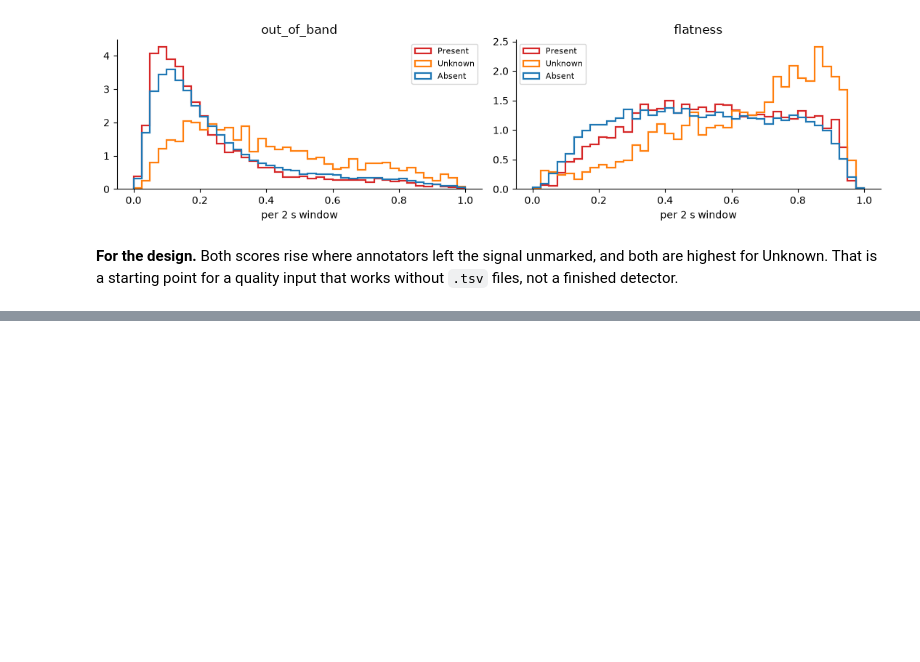
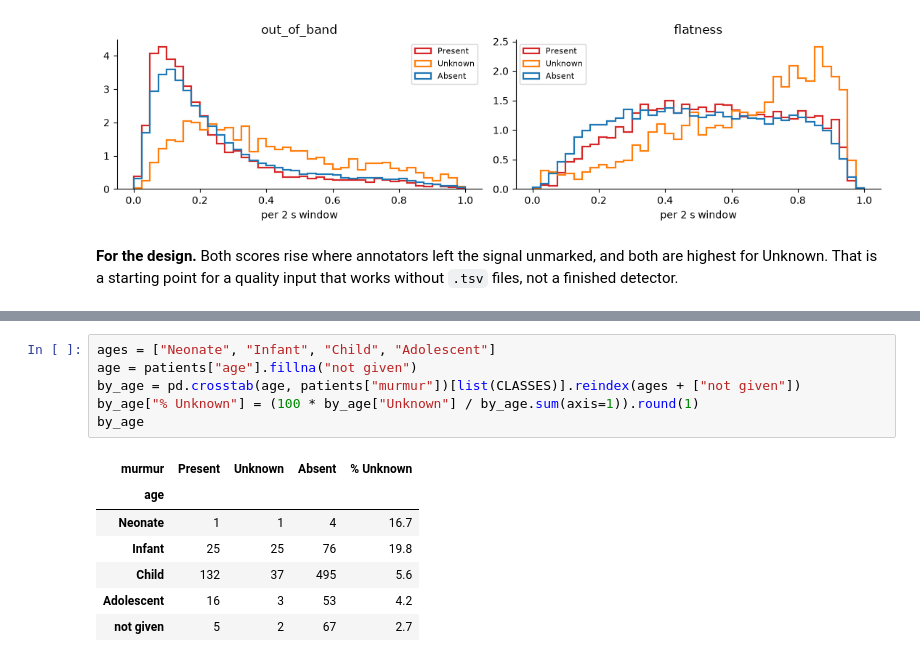
Before and after one commit to AndreXie05/HeartMurmurDetection, a Jupyter notebook: notebooks/01-data-exploration.ipynb, the cells around one changed output, grey strips where cells are left out. Saved outputs shown, nothing was run; the diff lists cells and outputs as text; blank space fills up the shorter version.

```diff
--- a/notebooks/01-data-exploration.ipynb
+++ b/notebooks/01-data-exploration.ipynb
@@ -290,0 +299,14 @@ That is a starting point for a quality input that works without `.tsv` files, no
+# %%
+ages = ["Neonate", "Infant", "Child", "Adolescent"]
+age = patients["age"].fillna("not given")
+by_age = pd.crosstab(age, patients["murmur"])[list(CLASSES)].reindex(ages + ["not given"])
+by_age["% Unknown"] = (100 * by_age["Unknown"] / by_age.sum(axis=1)).round(1)
+by_age
+# %% [output]
+| murmur | Present | Unknown | Absent | % Unknown |
+| age |  |  |  |  |
+| Neonate | 1 | 1 | 4 | 16.7 |
+| Infant | 25 | 25 | 76 | 19.8 |
+| Child | 132 | 37 | 495 | 5.6 |
+| Adolescent | 16 | 3 | 53 | 4.2 |
+| not given | 5 | 2 | 67 | 2.7 |
```
Also changed, not shown: parts of 5 cells of this notebook, 6 other files.
